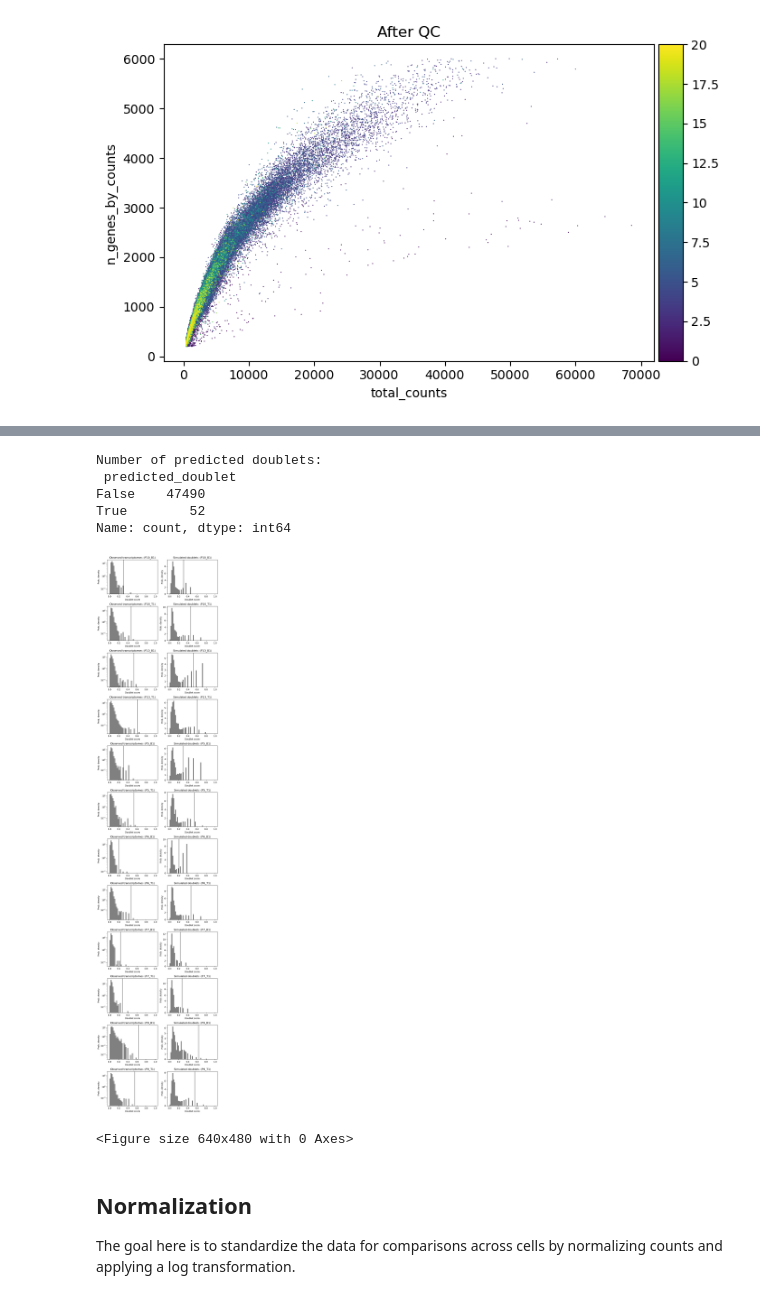
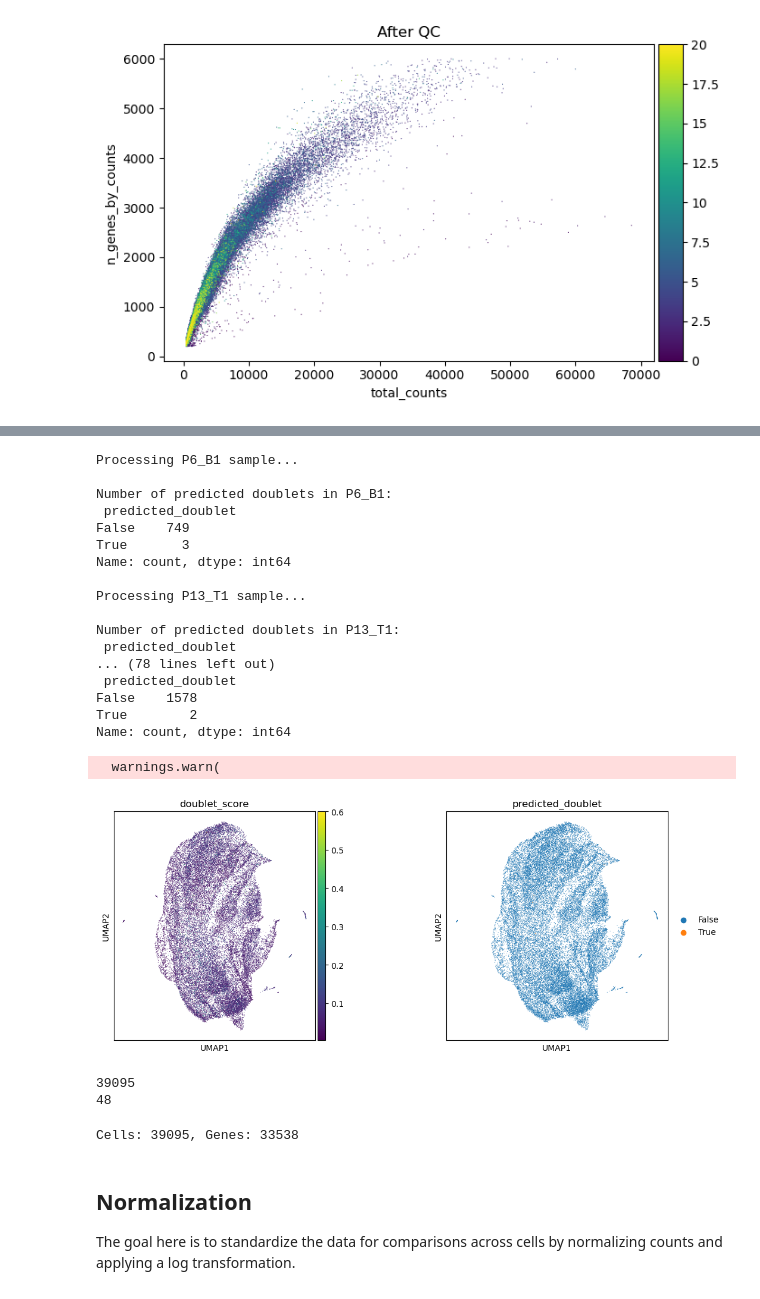
Before and after one commit to vsubrakova/scRNAseq_LUAD_Analysis, a Jupyter notebook: scRNAseq_LUAD_QC.ipynb, the cells around one changed output, grey strips where cells are left out. Cells and saved outputs as stored; diff of their text form; code cells hidden in the pictures.

```diff
--- a/scRNAseq_LUAD_QC.ipynb
+++ b/scRNAseq_LUAD_QC.ipynb
@@ -99,7 +97,7 @@ AnnData object with n_obs × n_vars = 310688 × 33538
     var: 'gene_ids', 'feature_types'
 # %%
 # Read the object
-#adata_combined = sc.read_h5ad(os.path.join(data_path, "adata_combined_P9P14.h5ad"))
+adata_combined = sc.read_h5ad(os.path.join(data_path, "adata_combined.h5ad"))
 # %%
 adata_combined
 # %% [output]
@@ -319,13 +317,34 @@ sc.pl.scatter(
 # %%
-sc.pp.scrublet(adata_filtered, batch_key="sample")
-print(f"Number of predicted doublets: \n {adata_filtered.obs["predicted_doublet"].value_counts()}")
-sc.pl.scrublet_score_distribution(adata_filtered)
-plt.savefig(os.path.join(graphics_path, "QC", "doublets_prediction.pdf"))
+for sample in samples:
+    print(f"Processing {sample} sample...\n")
+
+    subset_adata = adata_filtered[adata_filtered.obs["sample"] == sample].copy()
+
+    sc.pp.scrublet(subset_adata, batch_key="sample")
+
+    adata_filtered.obs.loc[adata_filtered.obs["sample"] == sample, "predicted_doublet"] = subset_adata.obs["predicted_doublet"].values
+    adata_filtered.obs.loc[adata_filtered.obs["sample"] == sample, "doublet_score"] = subset_adata.obs["doublet_score"].values
+
+    print(f"Number of predicted doublets in {sample}: \n {subset_adata.obs['predicted_doublet'].value_counts()}\n")
+
+    #sc.pl.scrublet_score_distribution(subset_adata)
+
+    #plt.savefig(os.path.join(graphics_path, "QC", f"{sample}_doublets_prediction.pdf"))
 # %% [output]
-Number of predicted doublets:
+Processing P6_B1 sample...
+
+Number of predicted doublets in P6_B1:
  predicted_doublet
-False    47490
-True        52
+False    749
+True       3
 Name: count, dtype: int64
+
+Processing P13_T1 sample...
+
+Number of predicted doublets in P13_T1:
+ predicted_doublet
+... (78 lines left out)
+ predicted_doublet
+False    1578
+True        2
+Name: count, dtype: int64
-[figure, removed]
-<Figure size 640x480 with 0 Axes>
@@ -332,3 +357,39 @@ Name: count, dtype: int64
+# %%
+sc.pp.neighbors(adata_filtered)
+sc.tl.umap(adata_filtered)
+# %% [output]
+  warnings.warn(
+# %%
+fig, (ax1, ax2) = plt.subplots(1, 2, figsize=(12, 5), gridspec_kw={"wspace": 0.5})
+sc.pl.umap(
+    adata_filtered,
+    color="doublet_score",
+    size=2,
+    ax=ax1,
+    show=False)
+
+sc.pl.umap(
+    adata_filtered,
+    color="predicted_doublet",
+    size=2,
+    ax=ax2)
+# %% [output]
+[figure, added]
+# %%
+adata_filtered.obs["predicted_doublet"]
+print((adata_filtered.obs["predicted_doublet"] == False).sum())
+print((adata_filtered.obs["predicted_doublet"] == True).sum())
+# %% [output]
+39095
+48
+# %%
+#doublet_threshold = 0.3
+
+adata_filtered = adata_filtered[adata_filtered.obs["predicted_doublet"]==False]
+
+print(f"Cells: {adata_filtered.n_obs}, Genes: {adata_filtered.n_vars}")
+# %% [output]
+Cells: 39095, Genes: 33538
 # %% [markdown]
 ## Normalization
 
```
Also changed, not shown: parts of 14 cells of this notebook, 22 other files.
